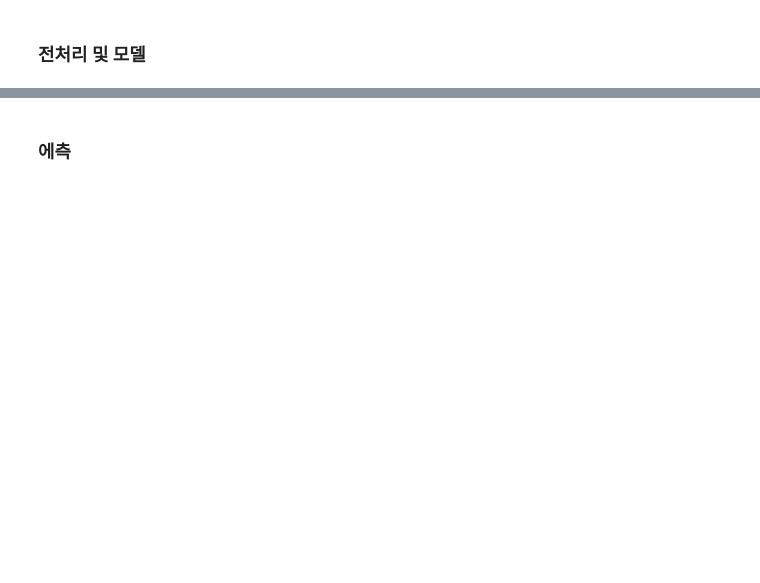
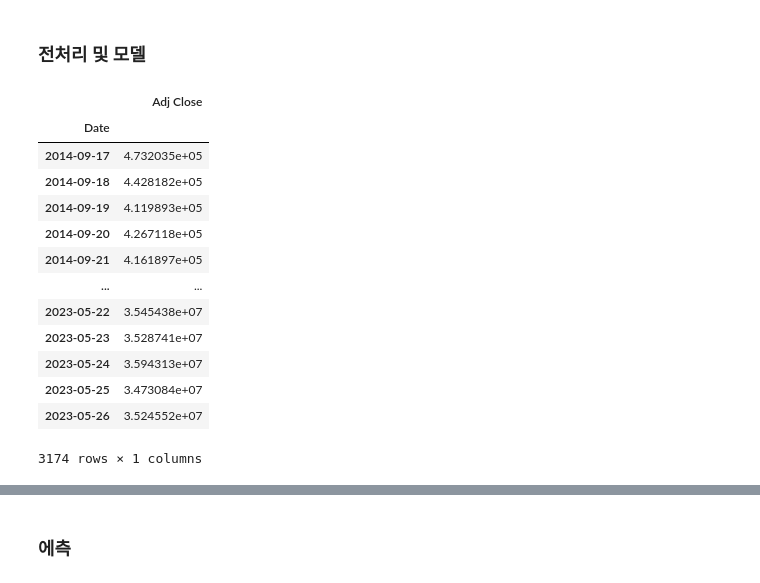
Before and after one commit to young1ll/time-series-da, a Jupyter notebook: notebook/SimpleRegression.ipynb, the cells around one changed output, grey strips where cells are left out. Saved outputs shown, nothing was run; the diff lists cells and outputs as text; code cells hidden in the pictures; blank space fills up the shorter version.

```diff
--- a/notebook/SimpleRegression.ipynb
+++ b/notebook/SimpleRegression.ipynb
@@ -52,3 +52,24 @@ btc_krw_df
 # %% [markdown]
 ### 전처리 및 모델
+# %%
+import pandas as pd
+
+data = pd.DataFrame()
+data['Adj Close'] = btc_krw_df['Adj Close']
+data
+# %% [output]
+|  | Adj Close |
+| Date |  |
+| 2014-09-17 | 4.732035e+05 |
+| 2014-09-18 | 4.428182e+05 |
+| 2014-09-19 | 4.119893e+05 |
+| 2014-09-20 | 4.267118e+05 |
+| 2014-09-21 | 4.161897e+05 |
+| ... | ... |
+| 2023-05-22 | 3.545438e+07 |
+| 2023-05-23 | 3.528741e+07 |
+| 2023-05-24 | 3.594313e+07 |
+| 2023-05-25 | 3.473084e+07 |
+| 2023-05-26 | 3.524552e+07 |
+3174 rows × 1 columns
 # %%
```
Also changed, not shown: parts of 9 cells of this notebook, 1 other file.
